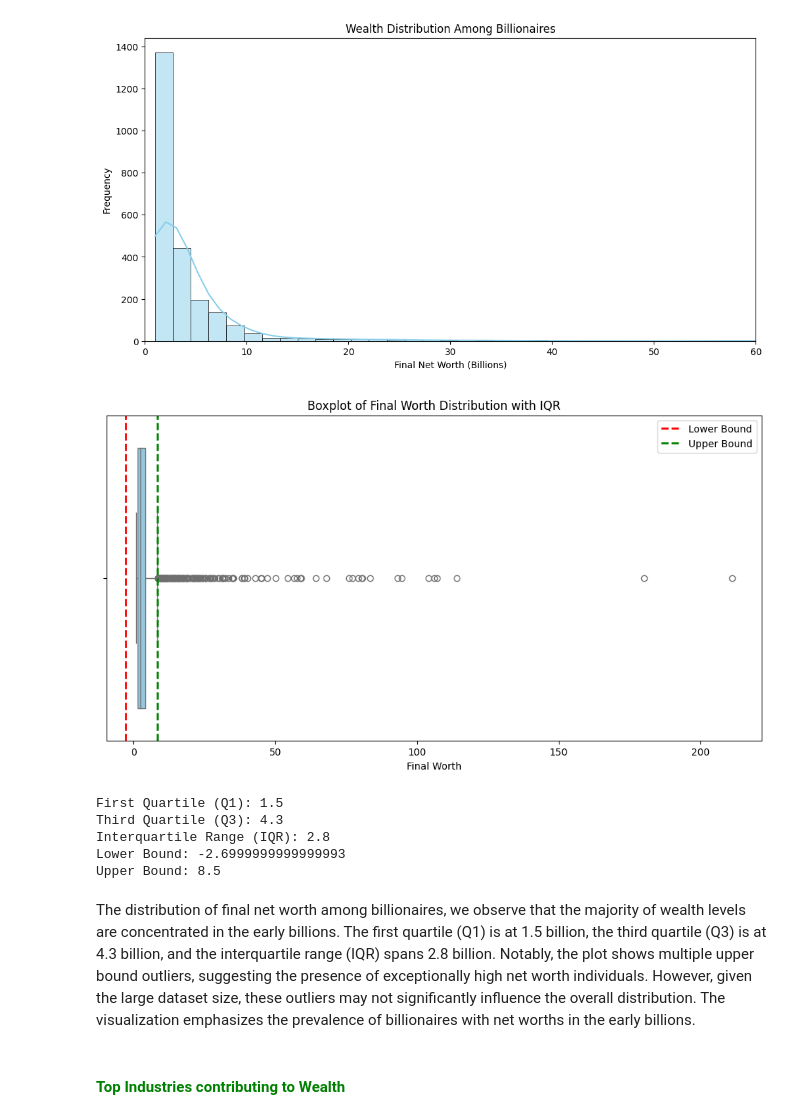
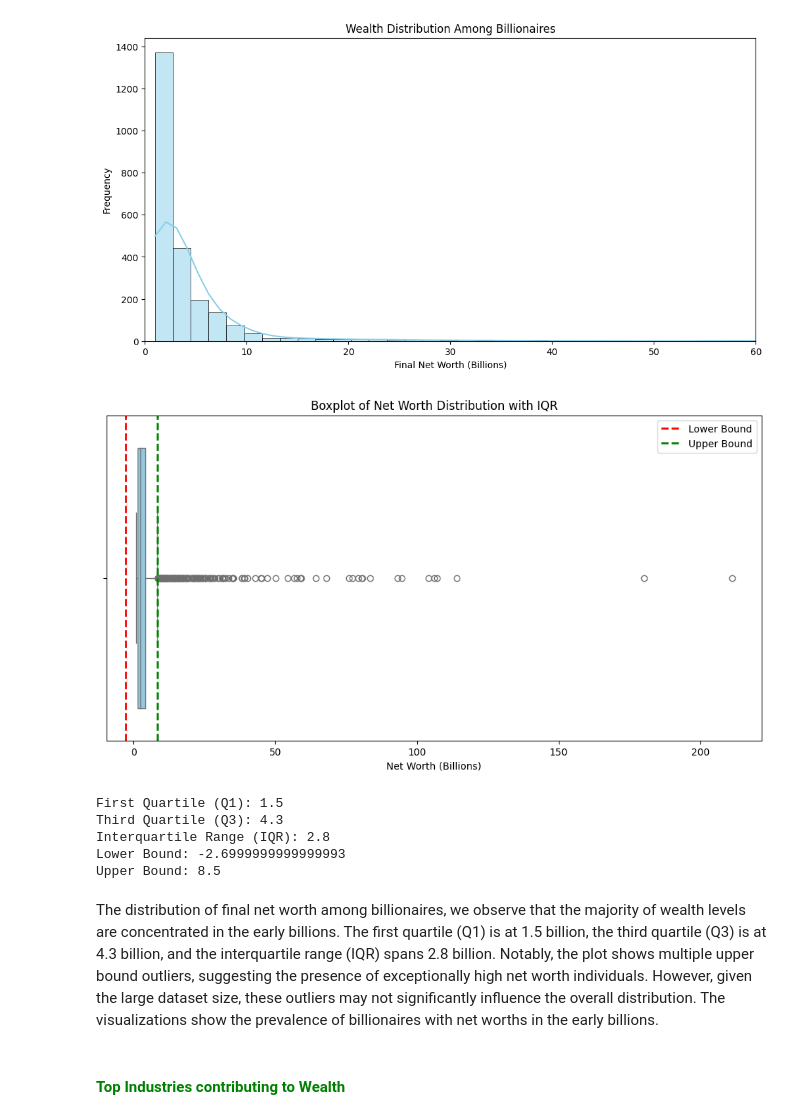
Before and after one commit to mujtabach2/BillionaireEDA, a Jupyter notebook: assignment1.ipynb, the cells around one changed output. Drawn from its saved outputs; the diff is of its cells as text; code cells hidden in the pictures.

```diff
--- a/assignment1.ipynb
+++ b/assignment1.ipynb
@@ -76,5 +78,6 @@ Also going to take a look at the wealth distrubtion alnalysis as in what industr
 # %%
 df['finalWorth'] = df['finalWorth'] / 1000
+df.rename(columns={'finalWorth': 'NetWorth_Billion'}, inplace=True)
 # %% [markdown]
 <H4 style="color:#008000;"> Cleaning for Demographic Analysis</H4>
 # %% [markdown]
@@ -331,38 +331,38 @@ plt.show()
 # %% [output]
 [figure]
 # %%
-Q1 = df['finalWorth'].quantile(0.25)
-Q3 = df['finalWorth'].quantile(0.75)
+Q1 = df['NetWorth_Billion'].quantile(0.25)
+Q3 = df['NetWorth_Billion'].quantile(0.75)
 IQR = Q3 - Q1
 
 # Plot the wealth distribution with the IQR
 plt.figure(figsize=(12, 6))
-sns.boxplot(x=df['finalWorth'], color='skyblue')
-plt.title('Boxplot of Final Worth Distribution with IQR')
-plt.xlabel('Final Worth')
+sns.boxplot(x=df['NetWorth_Billion'], color='skyblue')
+plt.title('Boxplot of Net Worth Distribution with IQR')
+plt.xlabel('Net Worth (Billions)')
 
 # Highlight the IQR on the plot
 plt.axvline(Q1 - 1.5 * IQR, color='red', linestyle='dashed', linewidth=2, label='Lower Bound')
 plt.axvline(Q3 + 1.5 * IQR, color='green', linestyle='dashed', linewidth=2, label='Upper Bound')
 
 plt.legend()
 plt.show()
 
 # Print the calculated values
 print(f'First Quartile (Q1): {Q1}')
 print(f'Third Quartile (Q3): {Q3}')
 print(f'Interquartile Range (IQR): {IQR}')
 print(f'Lower Bound: {Q1 - 1.5 * IQR}')
 print(f'Upper Bound: {Q3 + 1.5 * IQR}')
 # %% [output]
-[figure, old version]
+[figure, new version]
 First Quartile (Q1): 1.5
 Third Quartile (Q3): 4.3
 Interquartile Range (IQR): 2.8
 Lower Bound: -2.6999999999999993
 Upper Bound: 8.5
 # %% [markdown]
-The distribution of final net worth among billionaires, we observe that the majority of wealth levels are concentrated in the early billions. The first quartile (Q1) is at 1.5 billion, the third quartile (Q3) is at 4.3 billion, and the interquartile range (IQR) spans 2.8 billion. Notably, the plot shows multiple upper bound outliers, suggesting the presence of exceptionally high net worth individuals. However, given the large dataset size, these outliers may not significantly influence the overall distribution. The visualization emphasizes the prevalence of billionaires with net worths in the early billions.
+The distribution of final net worth among billionaires, we observe that the majority of wealth levels are concentrated in the early billions. The first quartile (Q1) is at 1.5 billion, the third quartile (Q3) is at 4.3 billion, and the interquartile range (IQR) spans 2.8 billion. Notably, the plot shows multiple upper bound outliers, suggesting the presence of exceptionally high net worth individuals. However, given the large dataset size, these outliers may not significantly influence the overall distribution. The visualizations show the prevalence of billionaires with net worths in the early billions.
 # %% [markdown]
 <H4 style="color:#008000;">Top Industries contributing to Wealth</H4>
 # %% [markdown]
```
Also changed, not shown: parts of 21 cells of this notebook.
